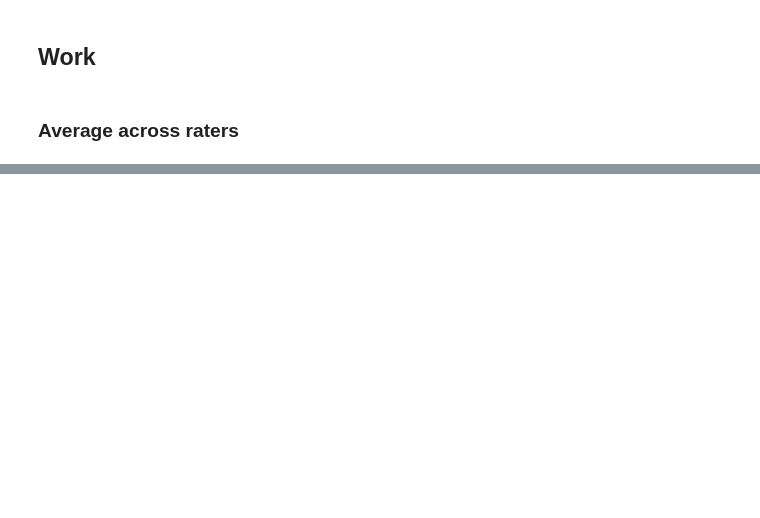
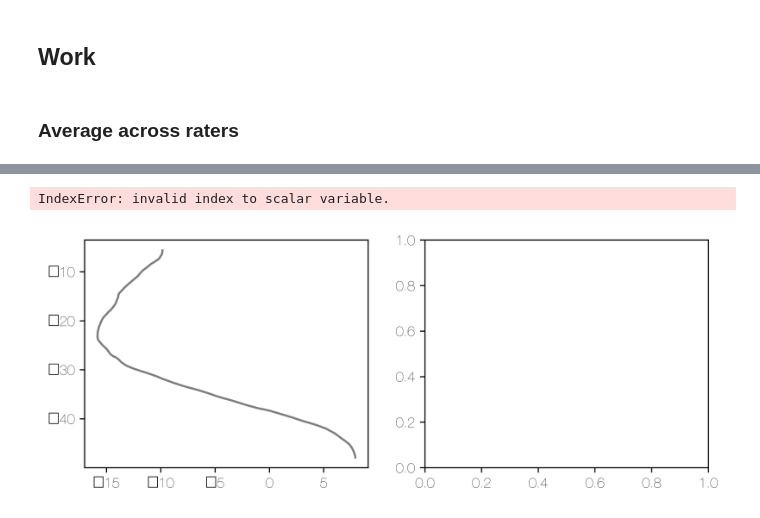
Before and after one commit to BrendaQiu/hcp-annot-vc, a Jupyter notebook: work/contours-on-flatmaps.ipynb, the cells around one changed output, grey strips where cells are left out. Saved outputs shown, nothing was run; the diff lists cells and outputs as text; code cells hidden in the pictures; blank space fills up the shorter version.

```diff
--- a/work/contours-on-flatmaps.ipynb
+++ b/work/contours-on-flatmaps.ipynb
@@ -203,0 +415,32 @@ JiyeongHa                                    surface_areas.csv
+# %%
+colors = dict(zip(all_contours_lh.keys(), ['lightblue', 'lightgreen', 'orange', 'yellow', 'lightpink']))
+
+def plot_errorbar(all_contours, result, contour, ax, scale=True):
+
+    contours = all_contours[contour][0]
+    x_coords = contours[0]
+    y_coords = contours[1]
+    ax.plot(x_coords, y_coords, 'k-', alpha = 0.5)
+
+    x_sd = result[contour][0]
+    y_sd = result[contour][1]
+
+    if scale==True:
+        scalar = 1/3
+    else:
+        scalar = 1
+
+    for i in range(np.shape(x_coords)[0]):
+        x_curve = np.array([x_coords[i] - x_sd[i]*scalar, x_coords[i] + x_sd[i]*scalar])
+        y_curve1 = np.array([y_coords[i] - y_sd[i]*scalar, y_coords[i] - y_sd[i]*scalar])
+        y_curve2 = np.array([y_coords[i] + y_sd[i]*scalar, y_coords[i] + y_sd[i]*scalar])
+
+        ax.fill_between(x_curve, y_curve1, y_curve2, color = colors[contour], alpha=0.1)
+# %%
+(fig,ax) = plt.subplots(1, 2, figsize = (8,3), dpi = 72*8)
+for contour in all_contours_lh.keys():
+    plot_errorbar(all_contours_lh, result_lh, contour, ax = ax[0])
+    plot_errorbar(all_contours_rh, result_rh, contour, ax = ax[1])
+# %% [output]
+IndexError: invalid index to scalar variable.
+[figure, added]
```
Also changed, not shown: parts of 19 cells of this notebook.
